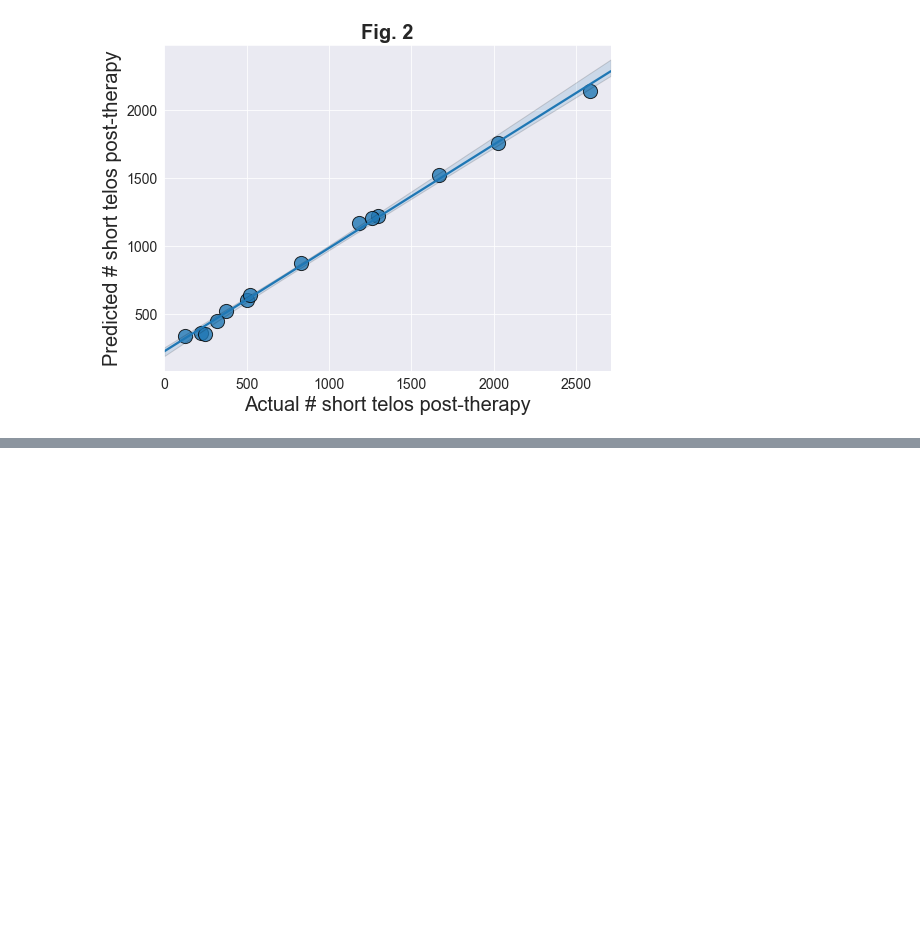
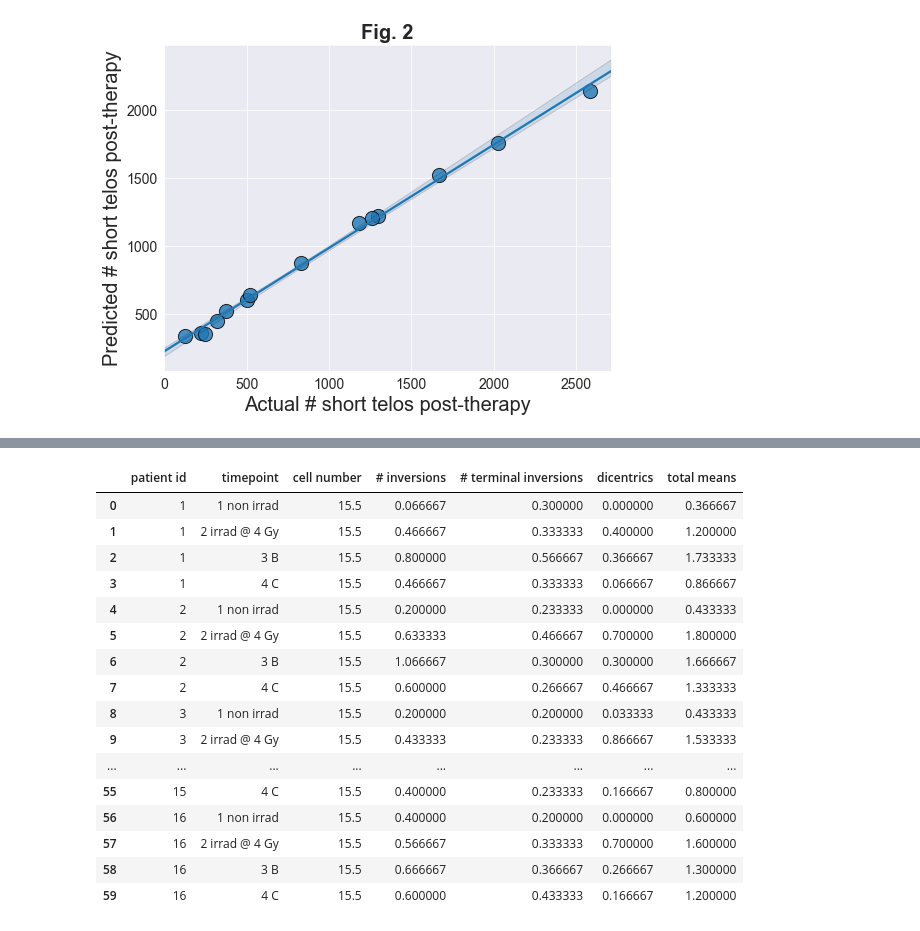
Before and after one commit to Jared-Luxton/radiation-therapy-machine-learning, a Jupyter notebook: workflow & notebooks/03a Radiation Sensitivity of Patients Data Machine Learning.ipynb, the cells around one changed output, grey strips where cells are left out. Cells and saved outputs as stored; diff of their text form; code cells hidden in the pictures; blank space fills up the shorter version.

Commit message:
ML chr aberr

```diff
--- a/workflow & notebooks/03a Radiation Sensitivity of Patients Data Machine Learning.ipynb
+++ b/workflow & notebooks/03a Radiation Sensitivity of Patients Data Machine Learning.ipynb
@@ -502,0 +510,5 @@ plt.savefig('predicting # short telos 3 months post.png')
+# %%
+all_chr_aberr_df = pd.read_csv('../compiled patient data csv files/all_chr_aberr_df.csv')
+grp_chr_df = all_chr_aberr_df.groupby(['patient id', 'timepoint', 'cell number']).agg('sum').reset_index()
+grp_chr_df.drop(['chromosome'], axis=1, inplace=True)
+grp_chr_df.head()
@@ -502,0 +522,23 @@ plt.savefig('predicting # short telos 3 months post.png')
+# %%
+alpha = all_chr_aberr_df.groupby(['patient id', 'timepoint', 'cell number']).agg('sum').reset_index()
+alpha = alpha[['patient id', 'timepoint', 'cell number', '# inversions', '# terminal inversions', 'dicentrics']]
+alpha['total means'] = alpha['# inversions'] + alpha['# terminal inversions'] + alpha['dicentrics']
+alpha.groupby(['patient id', 'timepoint']).agg('mean').reset_index()
+# %% [output]
+|  | patient id | timepoint | cell number | # inversions | # terminal inversions | dicentrics | total means |
+| 0 | 1 | 1 non irrad | 15.5 | 0.066667 | 0.300000 | 0.000000 | 0.366667 |
+| 1 | 1 | 2 irrad @ 4 Gy | 15.5 | 0.466667 | 0.333333 | 0.400000 | 1.200000 |
+| 2 | 1 | 3 B | 15.5 | 0.800000 | 0.566667 | 0.366667 | 1.733333 |
+| 3 | 1 | 4 C | 15.5 | 0.466667 | 0.333333 | 0.066667 | 0.866667 |
+| 4 | 2 | 1 non irrad | 15.5 | 0.200000 | 0.233333 | 0.000000 | 0.433333 |
+| 5 | 2 | 2 irrad @ 4 Gy | 15.5 | 0.633333 | 0.466667 | 0.700000 | 1.800000 |
+| 6 | 2 | 3 B | 15.5 | 1.066667 | 0.300000 | 0.300000 | 1.666667 |
+| 7 | 2 | 4 C | 15.5 | 0.600000 | 0.266667 | 0.466667 | 1.333333 |
+| 8 | 3 | 1 non irrad | 15.5 | 0.200000 | 0.200000 | 0.033333 | 0.433333 |
+| 9 | 3 | 2 irrad @ 4 Gy | 15.5 | 0.433333 | 0.233333 | 0.866667 | 1.533333 |
+| ... | ... | ... | ... | ... | ... | ... | ... |
+| 55 | 15 | 4 C | 15.5 | 0.400000 | 0.233333 | 0.166667 | 0.800000 |
+| 56 | 16 | 1 non irrad | 15.5 | 0.400000 | 0.200000 | 0.000000 | 0.600000 |
+| 57 | 16 | 2 irrad @ 4 Gy | 15.5 | 0.566667 | 0.333333 | 0.700000 | 1.600000 |
+| 58 | 16 | 3 B | 15.5 | 0.666667 | 0.366667 | 0.266667 | 1.300000 |
+| 59 | 16 | 4 C | 15.5 | 0.600000 | 0.433333 | 0.166667 | 1.200000 |
```
Also changed, not shown: parts of 21 cells of this notebook, 1 other file.
